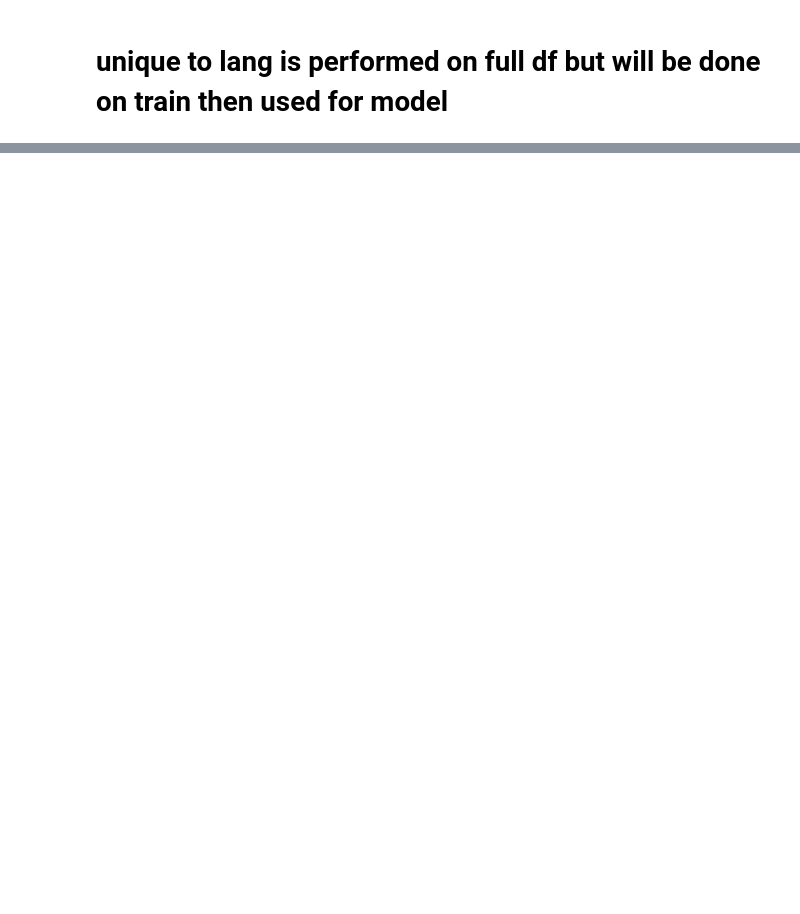
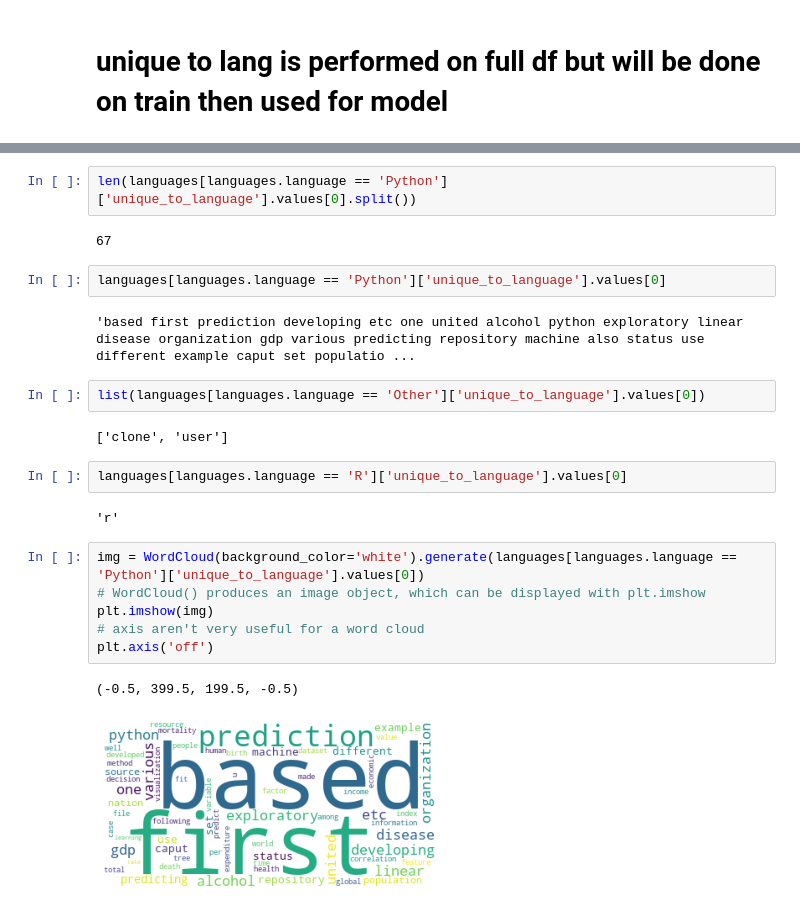
Before and after one commit to Two-Guys-and-a-Gal/NLP-Project, a Jupyter notebook: chris_work.ipynb, the cells around one changed output, grey strips where cells are left out. Saved outputs shown, nothing was run; the diff lists cells and outputs as text; blank space fills up the shorter version.

```diff
--- a/chris_work.ipynb
+++ b/chris_work.ipynb
@@ -705,0 +748,25 @@ languages.head()
+# %%
+len(languages[languages.language == 'Python']['unique_to_language'].values[0].split())
+# %% [output]
+67
+# %%
+languages[languages.language == 'Python']['unique_to_language'].values[0]
+# %% [output]
+'based first prediction developing etc one united alcohol python exploratory linear disease organization gdp various predicting repository machine also status use different example caput set populatio ...
+# %%
+list(languages[languages.language == 'Other']['unique_to_language'].values[0])
+# %% [output]
+['clone', 'user']
+# %%
+languages[languages.language == 'R']['unique_to_language'].values[0]
+# %% [output]
+'r'
+# %%
+img = WordCloud(background_color='white').generate(languages[languages.language == 'Python']['unique_to_language'].values[0])
+# WordCloud() produces an image object, which can be displayed with plt.imshow
+plt.imshow(img)
+# axis aren't very useful for a word cloud
+plt.axis('off')
+# %% [output]
+(-0.5, 399.5, 199.5, -0.5)
+[figure, added]
```
Also changed, not shown: parts of 43 cells of this notebook.
